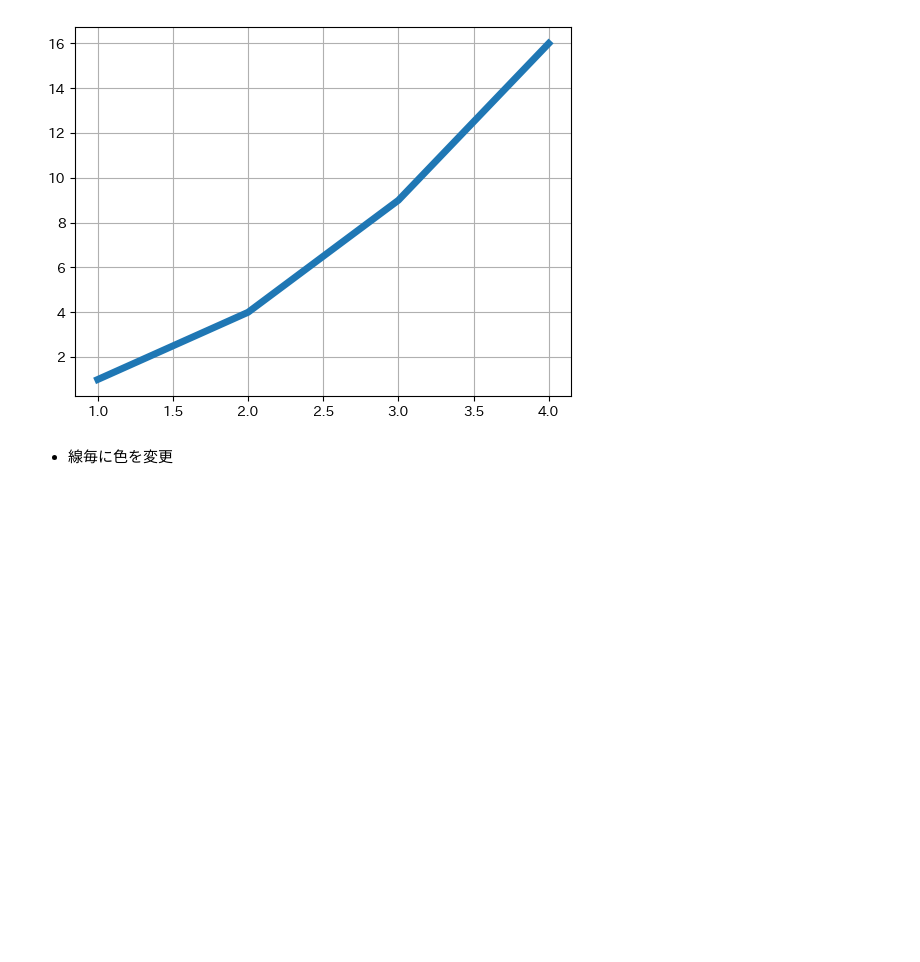
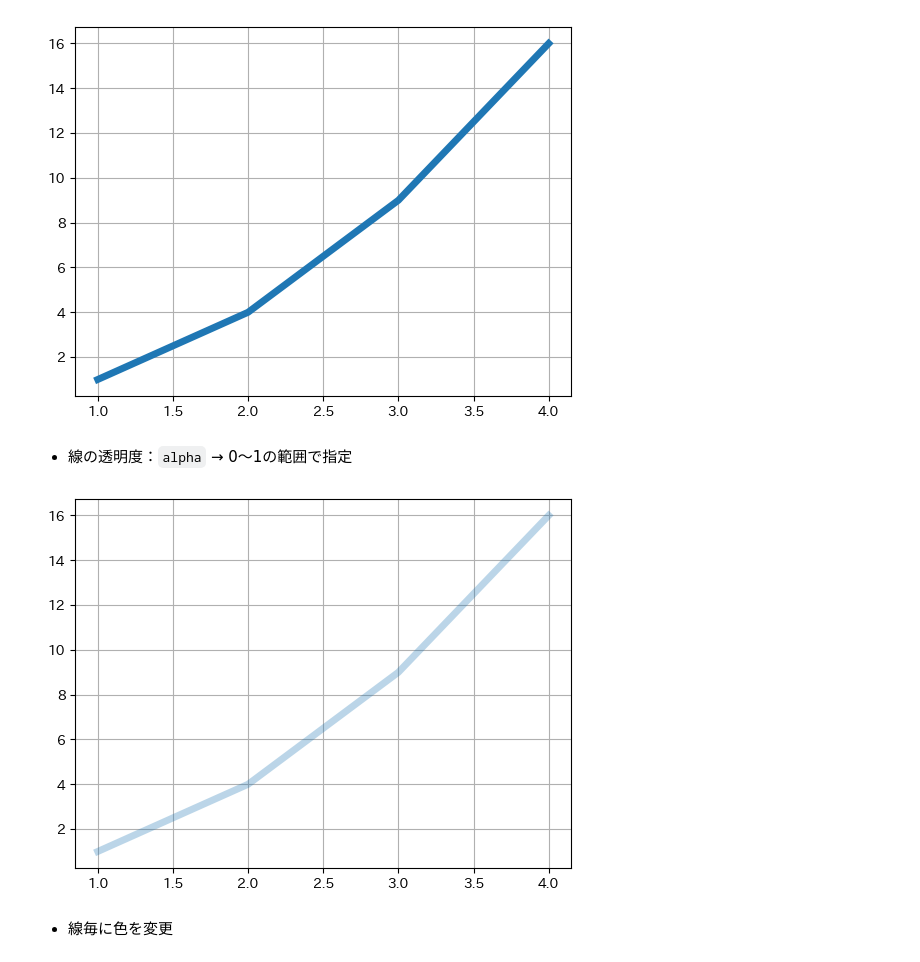
Before and after one commit to tsuyoi1064/notebook, a Jupyter notebook: HowTo/Matplotlib.ipynb, the cells around one changed output. Drawn from its saved outputs; the diff is of its cells as text; code cells hidden in the pictures; blank space fills up the shorter version.

```diff
--- a/HowTo/Matplotlib.ipynb
+++ b/HowTo/Matplotlib.ipynb
@@ -79,6 +95,13 @@ plt.plot([1, 2, 3, 4], [1, 4, 9, 16], linewidth=5.0)
 plt.grid()
 # %% [output]
 [figure]
+# %% [markdown]
+- 線の透明度：`alpha` → 0～1の範囲で指定
+# %%
+plt.plot([1, 2, 3, 4], [1, 4, 9, 16], linewidth=5.0, alpha=0.3)
+plt.grid()
+# %% [output]
+[figure, added]
 # %% [markdown]
 - 線毎に色を変更
 # %%
```
Also changed, not shown: parts of 34 cells of this notebook, 1 other file.
